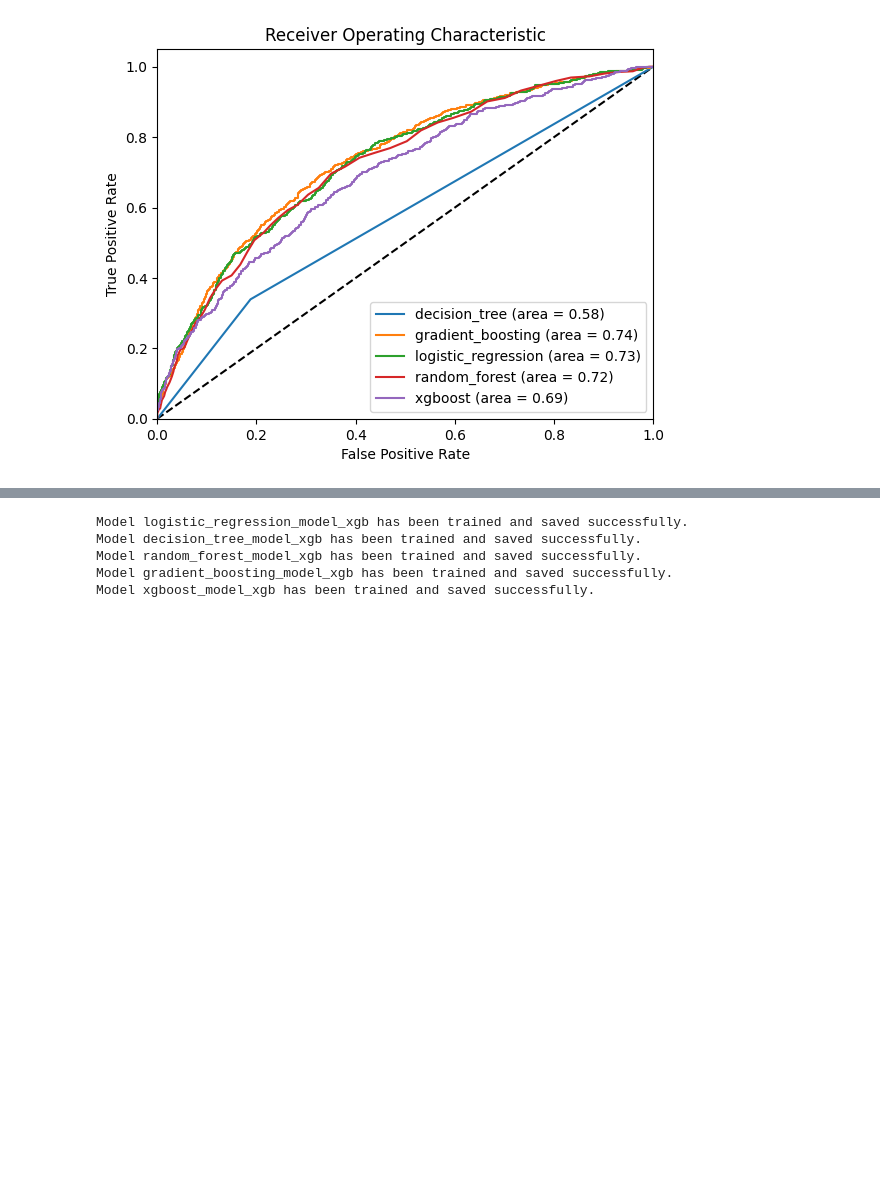
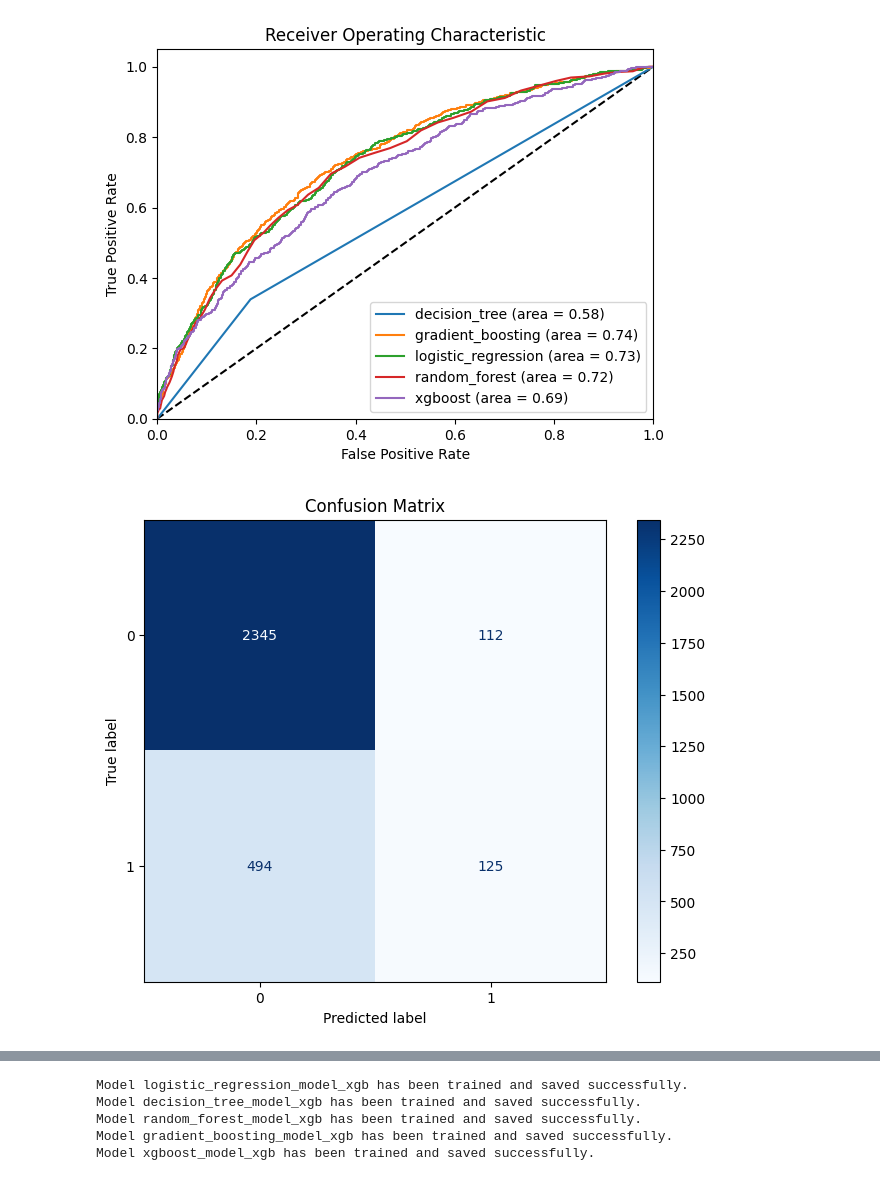
Before and after one commit to hoobys/Reproducible-Research-uni-project, a Jupyter notebook: report.ipynb, the cells around one changed output, grey strips where cells are left out. Cells and saved outputs as stored; diff of their text form; code cells hidden in the pictures; blank space fills up the shorter version.

```diff
--- a/report.ipynb
+++ b/report.ipynb
@@ -274,4 +258,11 @@ load_models_and_generate_roc("./models", X_test, y_test, suffix="_model.pkl")
 plt.show()
 # %% [output]
 [figure]
+# %%
+from rr_project.visualization import load_model_and_generate_confusion_matrix
+
+load_model_and_generate_confusion_matrix("./models/xgboost_model.pkl", X_test, y_test)
+plt.show()
+# %% [output]
+[figure, added]
 # %%
```
Also changed, not shown: parts of 8 cells of this notebook, 8 other files.
